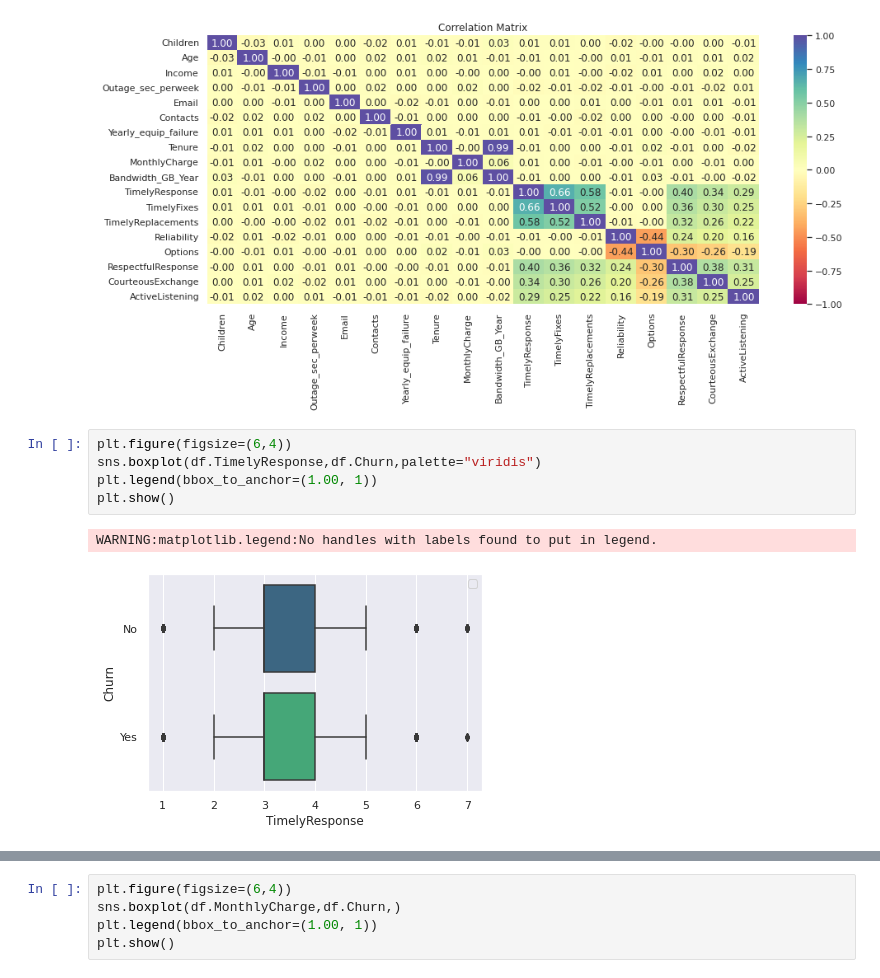
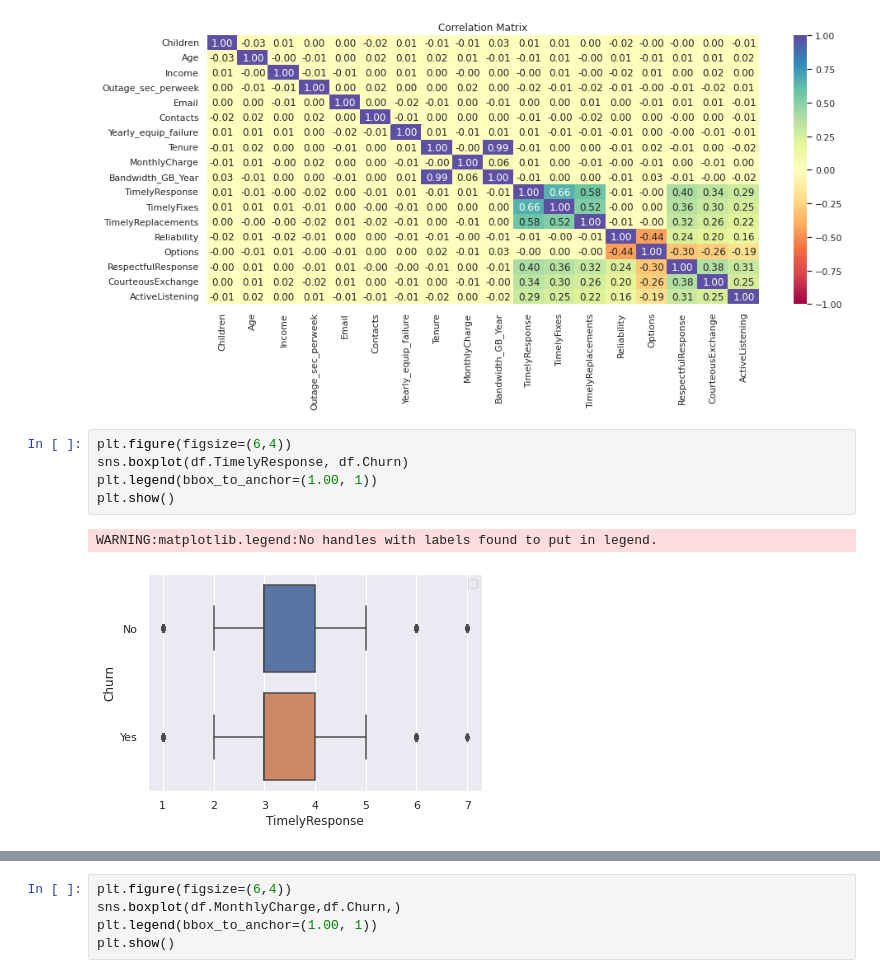
Before and after one commit to cfreeman22/predictive_modeling_mlr, a Jupyter notebook: D208_task2.ipynb, the cells around one changed output, grey strips where cells are left out. Cells and saved outputs as stored; diff of their text form.

```diff
--- a/D208_task2.ipynb
+++ b/D208_task2.ipynb
@@ -523,11 +576,11 @@ plt.show()
 [figure]
 # %%
 plt.figure(figsize=(6,4))
-sns.boxplot(df.TimelyResponse,df.Churn,palette="viridis")
+sns.boxplot(df.TimelyResponse, df.Churn)
 plt.legend(bbox_to_anchor=(1.00, 1))
 plt.show()
 # %% [output]
 WARNING:matplotlib.legend:No handles with labels found to put in legend.
-[figure, old version]
+[figure, new version]
 # %%
 plt.figure(figsize=(6,4))
```
Also changed, not shown: parts of 129 cells of this notebook.
